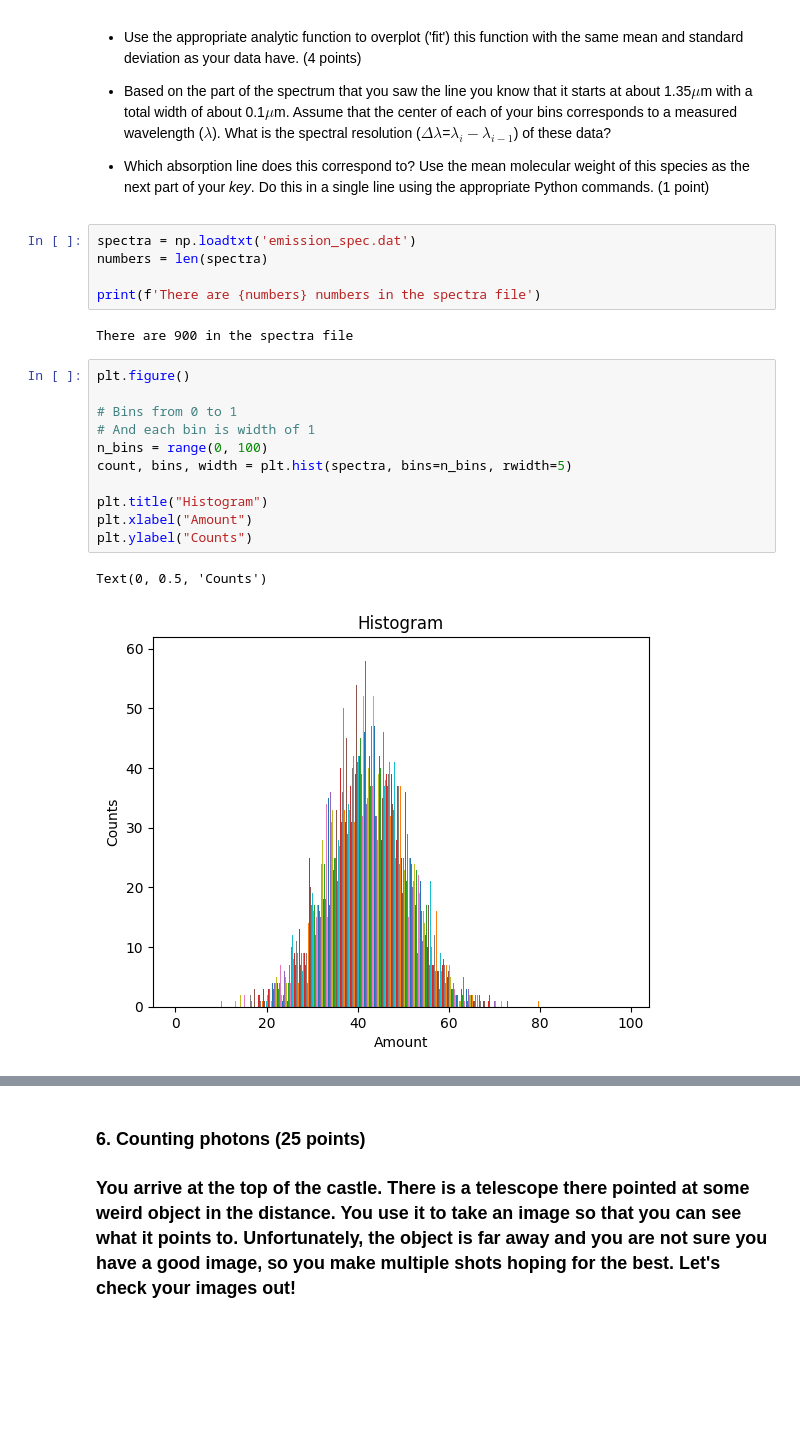
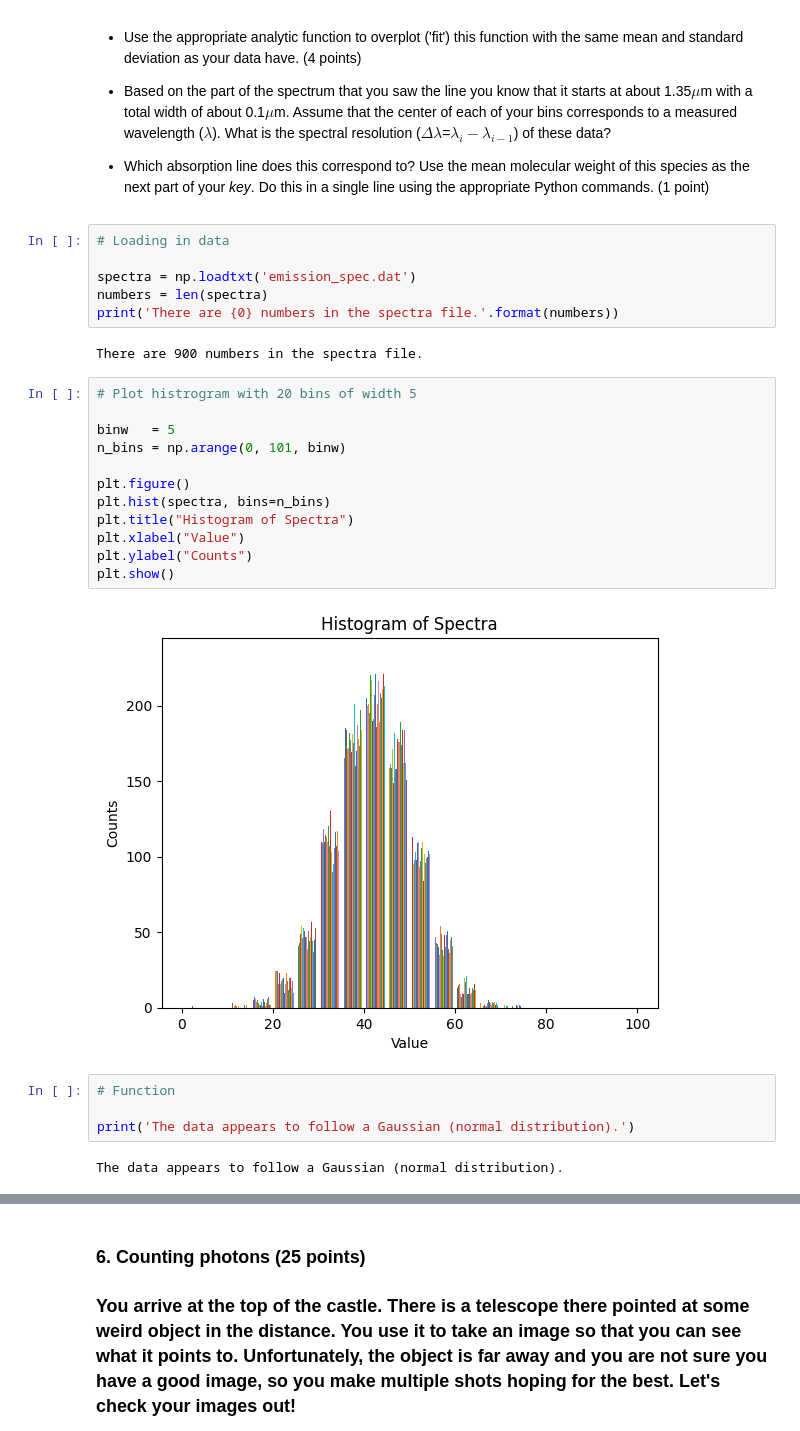
Before and after one commit to amedina695/lectures_git, a Jupyter notebook: midterm/Midterm_F25-classroom.ipynb, the cells around one changed output, grey strips where cells are left out. Cells and saved outputs as stored; diff of their text form; blank space fills up the shorter version.

```diff
--- a/midterm/Midterm_F25-classroom.ipynb
+++ b/midterm/Midterm_F25-classroom.ipynb
@@ -283,24 +345,31 @@ sigma = 2 # ADU
 
 - Which absorption line does this correspond to? Use the mean molecular weight of this species as the next part of your *key*. Do this in a single line using the appropriate Python commands. (1 point)
 # %%
+# Loading in data
+
 spectra = np.loadtxt('emission_spec.dat')
 numbers = len(spectra)
-
-print(f'There are {numbers} numbers in the spectra file')
+print('There are {0} numbers in the spectra file.'.format(numbers))
 # %% [output]
-There are 900 in the spectra file
+There are 900 numbers in the spectra file.
 # %%
+# Plot histrogram with 20 bins of width 5
+
+binw   = 5
+n_bins = np.arange(0, 101, binw)
+
 plt.figure()
-
-# Bins from 0 to 1
-# And each bin is width of 1
-n_bins = range(0, 100)
-count, bins, width = plt.hist(spectra, bins=n_bins, rwidth=5)
-
-plt.title("Histogram")
-plt.xlabel("Amount")
+plt.hist(spectra, bins=n_bins)
+plt.title("Histogram of Spectra")
+plt.xlabel("Value")
 plt.ylabel("Counts")
+plt.show()
 # %% [output]
-Text(0, 0.5, 'Counts')
-[figure, old version]
+[figure, new version]
+# %%
+# Function
+
+print('The data appears to follow a Gaussian (normal distribution).')
+# %% [output]
+The data appears to follow a Gaussian (normal distribution).
 # %%
```
Also changed, not shown: parts of 27 cells of this notebook.
